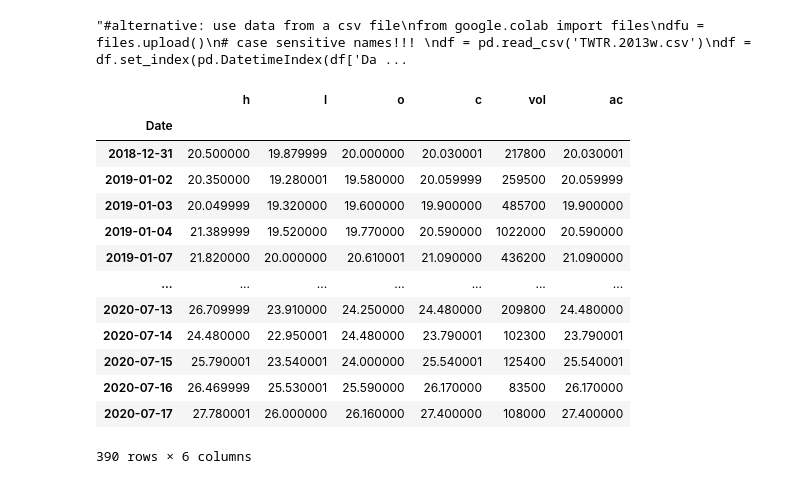
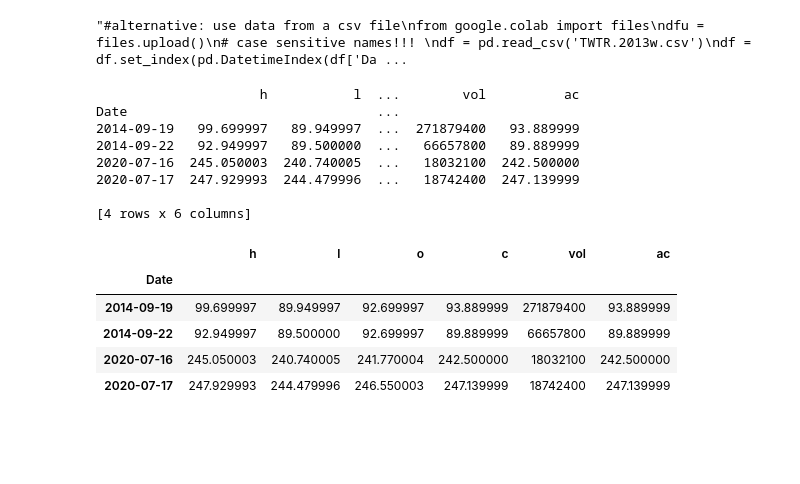
Before and after one commit to iron59zug/YFapi, a Jupyter notebook: plot_interactive.ipynb, the cells around one changed output. Drawn from its saved outputs; the diff is of its cells as text; code cells hidden in the pictures; blank space fills up the shorter version.

Commit message:
Plotly.GO, pd.iloc, np.r

```diff
--- a/plot_interactive.ipynb
+++ b/plot_interactive.ipynb
@@ -23,24 +24,29 @@ df = pd.read_csv('TWTR.2013w.csv')
 df = df.set_index(pd.DatetimeIndex(df['Date']))"""
 # %% [output]
 "#alternative: use data from a csv file\nfrom google.colab import files\ndfu = files.upload()\n# case sensitive names!!! \ndf = pd.read_csv('TWTR.2013w.csv')\ndf = df.set_index(pd.DatetimeIndex(df['Da ...
-# %%
-df.rename(columns={'High':'h', 'Low':'l', 'Open':'o', 'Close':'c', 'Volume':'vol', 'Adj Close':'ac'}, inplace=True)
-df
-# %% [output]
-|  | h | l | o | c | vol | ac |
-| Date |  |  |  |  |  |  |
-| 2018-12-31 | 20.500000 | 19.879999 | 20.000000 | 20.030001 | 217800 | 20.030001 |
-| 2019-01-02 | 20.350000 | 19.280001 | 19.580000 | 20.059999 | 259500 | 20.059999 |
-| 2019-01-03 | 20.049999 | 19.320000 | 19.600000 | 19.900000 | 485700 | 19.900000 |
-| 2019-01-04 | 21.389999 | 19.520000 | 19.770000 | 20.590000 | 1022000 | 20.590000 |
-| 2019-01-07 | 21.820000 | 20.000000 | 20.610001 | 21.090000 | 436200 | 21.090000 |
-| ... | ... | ... | ... | ... | ... | ... |
-| 2020-07-13 | 26.709999 | 23.910000 | 24.250000 | 24.480000 | 209800 | 24.480000 |
-| 2020-07-14 | 24.480000 | 22.950001 | 24.480000 | 23.790001 | 102300 | 23.790001 |
-| 2020-07-15 | 25.790001 | 23.540001 | 24.000000 | 25.540001 | 125400 | 25.540001 |
-| 2020-07-16 | 26.469999 | 25.530001 | 25.590000 | 26.170000 | 83500 | 26.170000 |
-| 2020-07-17 | 27.780001 | 26.000000 | 26.160000 | 27.400000 | 108000 | 27.400000 |
-390 rows × 6 columns
+# %%
+df.rename(columns={'High':'h', 'Low':'l', 'Open':'o', 'Close':'c',
+                   'Volume':'vol', 'Adj Close':'ac'}, inplace=True)
+# show a smaller head & tail part, instead of df
+dfs = df.iloc[np.r_[0:2, -2:0]] # using pd.iloc & np.r
+dfht = (df.head(2)).append(df.tail(2)) # no np lib involved
+print (dfht)
+dfs # as shown, print() generate a more compact view, sometimes too compact
+# %% [output]
+                     h           l  ...        vol          ac
+Date                                ...
+2014-09-19   99.699997   89.949997  ...  271879400   93.889999
+2014-09-22   92.949997   89.500000  ...   66657800   89.889999
+2020-07-16  245.050003  240.740005  ...   18032100  242.500000
+2020-07-17  247.929993  244.479996  ...   18742400  247.139999
+
+[4 rows x 6 columns]
+|  | h | l | o | c | vol | ac |
+| Date |  |  |  |  |  |  |
+| 2014-09-19 | 99.699997 | 89.949997 | 92.699997 | 93.889999 | 271879400 | 93.889999 |
+| 2014-09-22 | 92.949997 | 89.500000 | 92.699997 | 89.889999 | 66657800 | 89.889999 |
+| 2020-07-16 | 245.050003 | 240.740005 | 241.770004 | 242.500000 | 18032100 | 242.500000 |
+| 2020-07-17 | 247.929993 | 244.479996 | 246.550003 | 247.139999 | 18742400 | 247.139999 |
 # %%
 fig = go.Figure(data=[go.Candlestick(
                           x = df.index,
```
Also changed, not shown: parts of 1 cell of this notebook.
